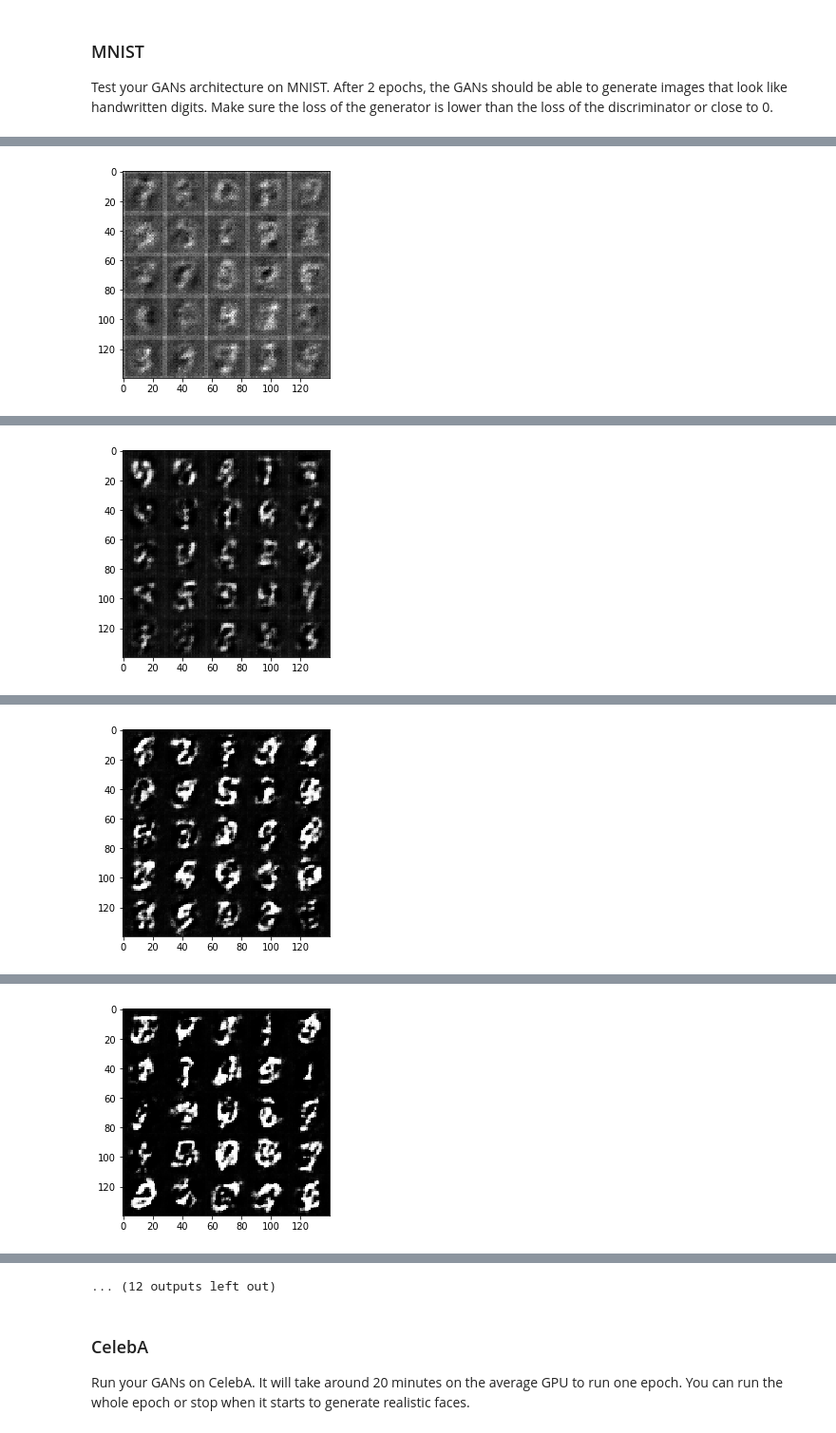
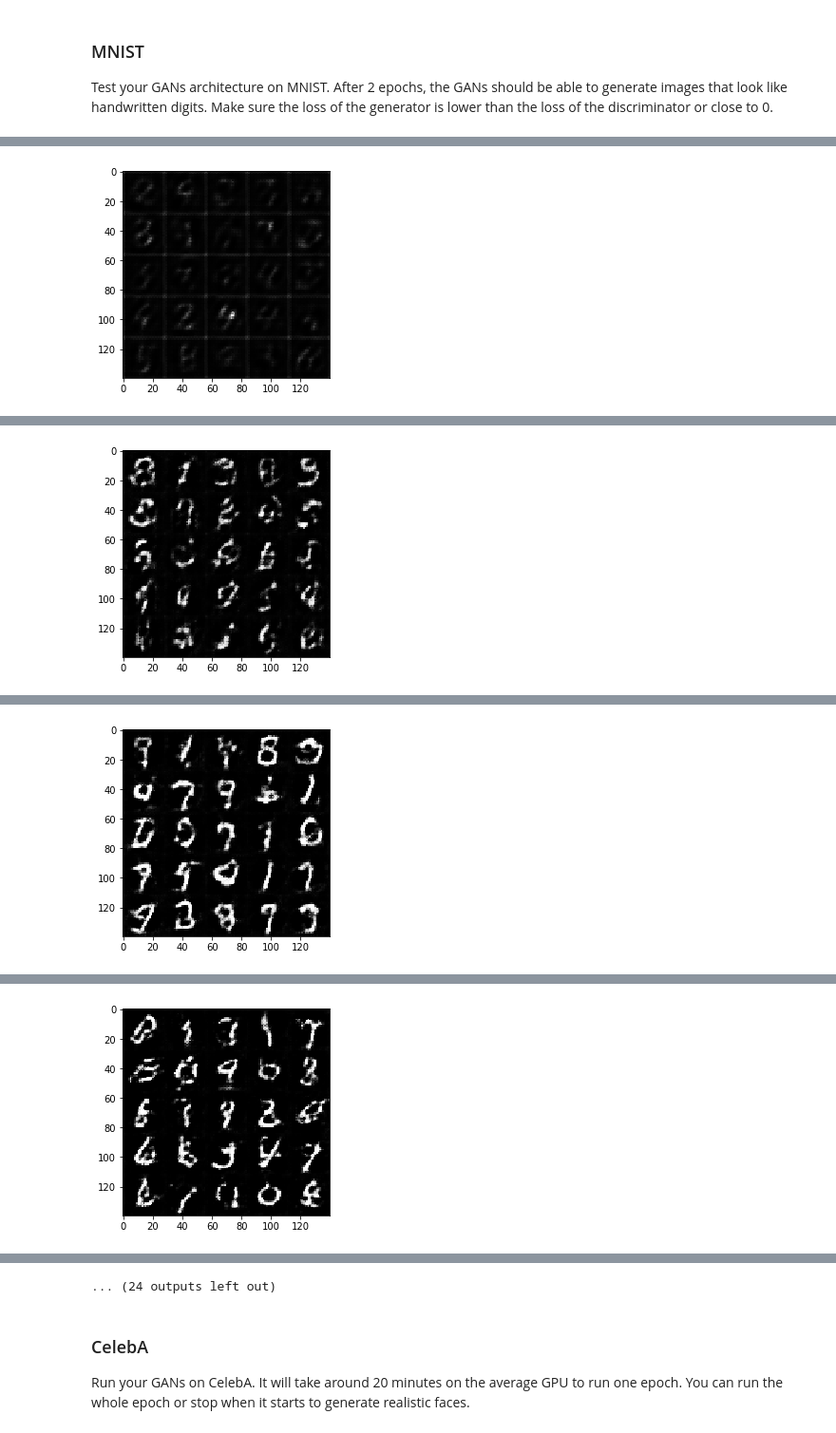
Before and after one commit to tagore15/DLNDF_P5_FACE_GENERATION, a Jupyter notebook: dlnd_face_generation.ipynb, the cells around one changed output, grey strips where cells are left out. Shown at 95% size. Drawn from its saved outputs; the diff is of its cells as text; code cells hidden in the pictures.

```diff
--- a/dlnd_face_generation.ipynb
+++ b/dlnd_face_generation.ipynb
@@ -144,18 +144,20 @@ def discriminator(images, reuse=False):
     # TODO: Implement Function
     with tf.variable_scope('discriminator', reuse=reuse):
         x1 = tf.layers.conv2d(images, 64, 5, strides=2, padding='same')
-        bn1 = tf.layers.batch_normalization(x1, training=True)
-        relu1 = tf.maximum(alpha*bn1, bn1)
+        relu1 = tf.maximum(alpha*x1, x1)
+        relu1 = tf.layers.dropout(relu1, 0.8)
         # 16X16X64
 
         x2 = tf.layers.conv2d(relu1, 128, 5, strides=2, padding='same')
         bn2 = tf.layers.batch_normalization(x2, training=True)
         relu2 = tf.maximum(alpha*bn2, bn2)
+        relu2 = tf.layers.dropout(relu2, 0.8)
         # 8X8X128
 
         x3 = tf.layers.conv2d(relu2, 256, 5, strides=2, padding='same')
         bn3 = tf.layers.batch_normalization(x3, training=True)
         relu3= tf.maximum(alpha*bn3, bn3)
+        relu3 = tf.layers.dropout(relu3, 0.8)
         # 4x4X256
 
         # flatten
@@ -199,7 +201,13 @@ def generator(z, out_channel_dim, is_train=True):
         x2 = tf.maximum(alpha*x2, x2)
         # 14*14*128 now
 
-        logits = tf.layers.conv2d_transpose(x2, out_channel_dim, 5, strides=2, padding='same')
+        x3 = tf.layers.conv2d_transpose(x2, 64, 5, strides=1, padding='same')
+        x3 = tf.layers.batch_normalization(x3, training=is_train)
+        x3 = tf.maximum(alpha*x3, x3)
+        # 14*14*64 now
+
+        logits = tf.layers.conv2d_transpose(x3, out_channel_dim, 5, strides=2, padding='same')
+        # 28*28*out_channel_dim now
         out = tf.tanh(logits)*0.5
 
     return out
@@ -225,12 +233,14 @@ def model_loss(input_real, input_z, out_channel_dim):
     :return: A tuple of (discriminator loss, generator loss)
     """
     # TODO: Implement Function
+    smooth = 0.1
+
     g_model = generator(input_z, out_channel_dim)
     d_model_real, d_logits_real = discriminator(input_real)
     d_model_fake, d_logits_fake = discriminator(g_model, reuse=True)
 
     d_loss_real = tf.reduce_mean(
-        tf.nn.sigmoid_cross_entropy_with_logits(logits=d_logits_real, labels = tf.ones_like(d_model_real)))
+        tf.nn.sigmoid_cross_entropy_with_logits(logits=d_logits_real, labels = tf.ones_like(d_model_real)*(1.0 - smooth)))
     d_loss_fake = tf.reduce_mean(
         tf.nn.sigmoid_cross_entropy_with_logits(logits=d_logits_fake, labels = tf.zeros_like(d_model_fake)))
     g_loss = tf.reduce_mean(
@@ -356,9 +366,9 @@ def train(epoch_count, batch_size, z_dim, learning_rate, beta1, get_batches, dat
 ### MNIST
 Test your GANs architecture on MNIST.  After 2 epochs, the GANs should be able to generate images that look like handwritten digits.  Make sure the loss of the generator is lower than the loss of the discriminator or close to 0.
 # %%
-batch_size = 100
-z_dim = 100
-learning_rate = 0.0001
+batch_size = 64
+z_dim = 128
+learning_rate = 0.001
 beta1 = 0.5
 
 
@@ -376 +386 @@ Epoch 1/2... Discriminator Loss: 1.4167... Generator Loss: 5.1176
-[figure, old version]
+[figure, new version]
@@ -378 +388 @@ Epoch 1/2... Discriminator Loss: 0.5090... Generator Loss: 1.6224
-[figure, old version]
+[figure, new version]
@@ -380 +390 @@ Epoch 1/2... Discriminator Loss: 0.4759... Generator Loss: 2.4837
-[figure, old version]
+[figure, new version]
@@ -382 +392 @@ Epoch 1/2... Discriminator Loss: 0.7067... Generator Loss: 0.9018
-[figure, old version]
+[figure, new version]
@@ -387,4 +397,4 @@ Epoch 1/2... Discriminator Loss: 0.2212... Generator Loss: 2.1893
-... (12 outputs left out)
+... (24 outputs left out)
 # %% [markdown]
 ### CelebA
 Run your GANs on CelebA.  It will take around 20 minutes on the average GPU to run one epoch.  You can run the whole epoch or stop when it starts to generate realistic faces.
```
Also changed, not shown: parts of 2 cells of this notebook, 1 other file.
